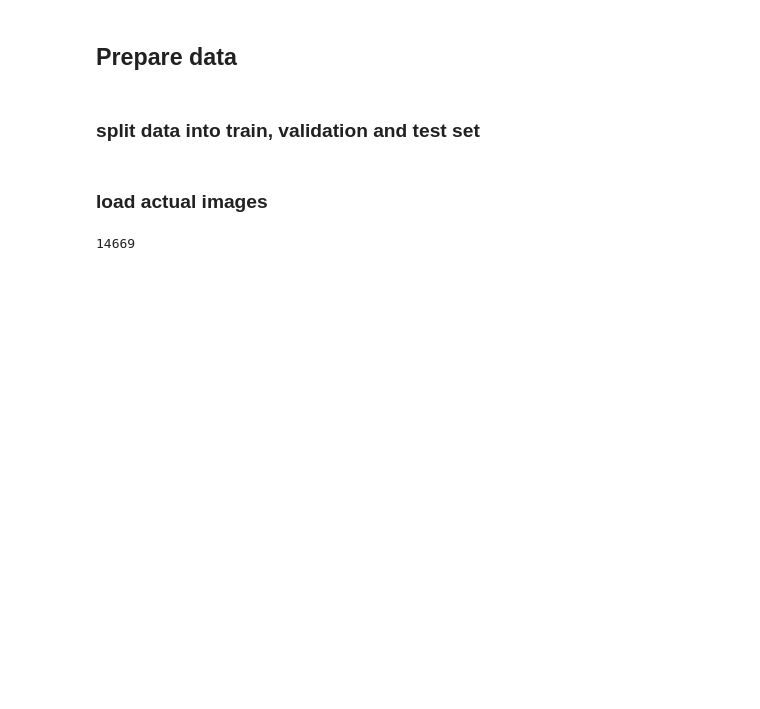
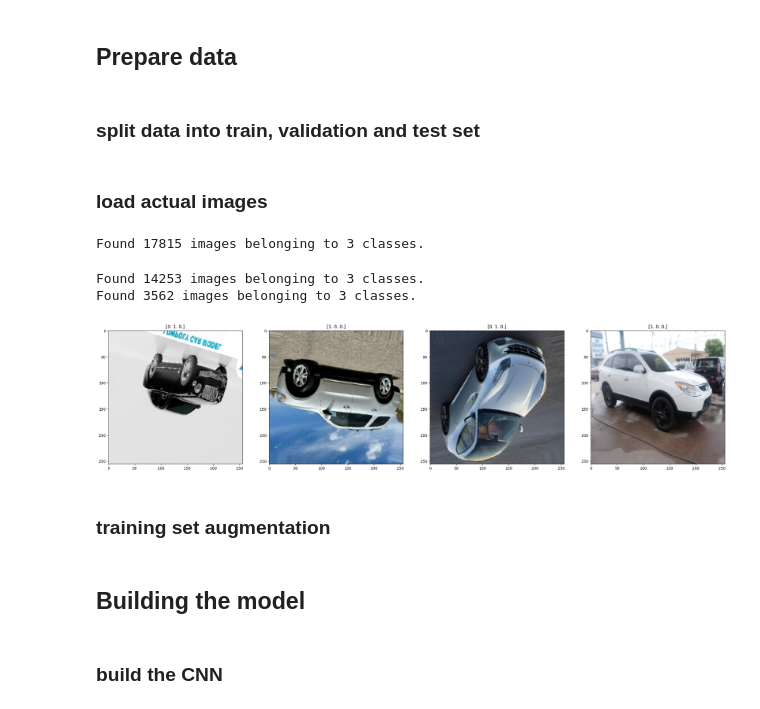
Before and after one commit to MrChriwo/car-body-prediction, a Jupyter notebook: services/model/model.ipynb, the cells around one changed output. Drawn from its saved outputs; the diff is of its cells as text; code cells hidden in the pictures; blank space fills up the shorter version.

Commit message:
model building & hyperparameters

```diff
--- a/services/model/model.ipynb
+++ b/services/model/model.ipynb
@@ -75,2 +73,12 @@ y_val = sets["val_labels"]
+# %%
+# initialize data generator for augmentation and dataset creation
+datagen = ImageDataGenerator(
+    rescale=1./255,
+    rotation_range=17,
+    shear_range=0.2,
+    horizontal_flip=True,
+    vertical_flip=True,
+    validation_split=0.2
+)
 # %% [markdown]
 ### load actual images
@@ -98,5 +85,45 @@ def generate_tf_dataset(file_names: np.ndarray, labels: np.ndarray, batch_size=3
-# %%
-train_data = generate_tf_dataset(x_train, y_train)
-len(train_data)
-# %% [output]
-14669
+# %%
+dataset = datagen.flow_from_directory(
+    image_folder_path,
+    target_size=(256, 256),
+    batch_size=32,
+    class_mode='categorical',
+    shuffle=True,
+    seed=42,
+)
+# dataset = tf.keras.utils.image_dataset_from_directory(directory=image_folder_path, seed=42)
+
+# Convert the generator iterator to a tf.data.Dataset
+# %% [output]
+Found 17815 images belonging to 3 classes.
+# %%
+# batch = dataset.next()
+train_set = datagen.flow_from_directory(image_folder_path,
+                                              target_size = (256, 256),
+                                              color_mode = "rgb",
+                                              batch_size=32,
+                                              class_mode='categorical',
+                                              subset='training',
+                                              shuffle=True)
+
+val_set = datagen.flow_from_directory(image_folder_path,
+                                              target_size = (256,256),
+                                              color_mode = "rgb",
+                                              batch_size=32,
+                                              class_mode='categorical',
+                                              subset='validation',
+                                              shuffle=False)
+# %% [output]
+Found 14253 images belonging to 3 classes.
+Found 3562 images belonging to 3 classes.
+# %%
+fig, ax = plt.subplots(ncols=4, figsize=(30, 30))
+for index, image in enumerate(train_set.next()[0][:4]):
+    ax[index].imshow(image)
+    ax[index].title.set_text(train_set.next()[1][index])
+
+    # 0 = large
+    # 1 = Midsize
+    # 2 small
+# %% [output]
+[figure, added]
@@ -102,0 +148,6 @@ len(train_data)
+# %% [markdown]
+### training set augmentation
+# %% [markdown]
+## Building the model
+# %% [markdown]
+### build the CNN
```
Also changed, not shown: parts of 22 cells of this notebook, 46 other files.
